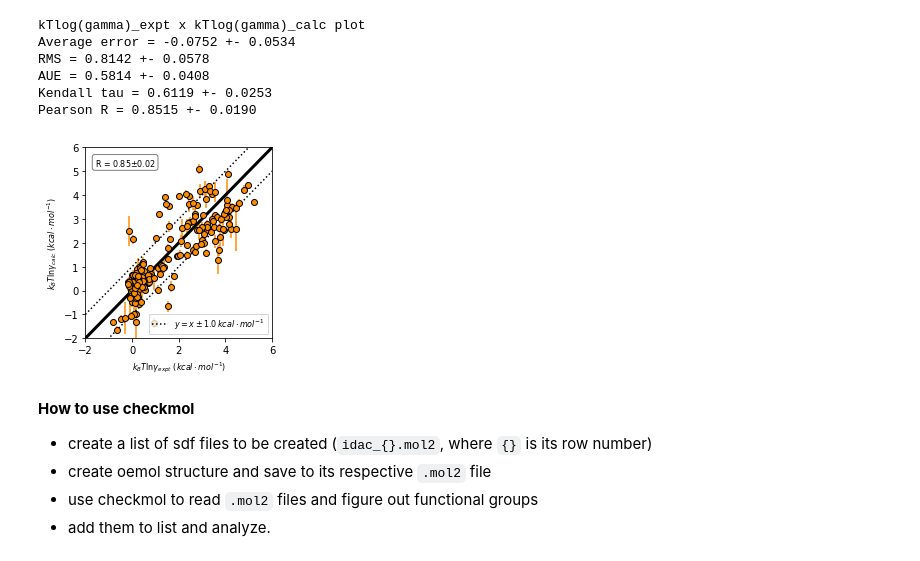
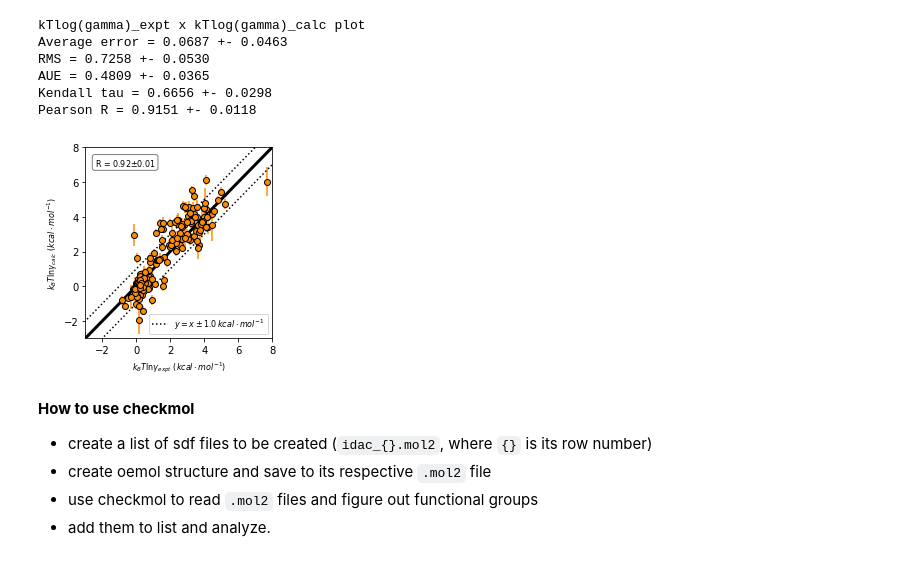
Before and after one commit to MobleyLab/IDAC_code, a Jupyter notebook: data_analysis_and_plots.ipynb, the cells around one changed output. Saved outputs shown, nothing was run; the diff lists cells and outputs as text; code cells hidden in the pictures.

Commit message:
added final improved results

```diff
--- a/data_analysis_and_plots.ipynb
+++ b/data_analysis_and_plots.ipynb
@@ -10,7 +10,8 @@ from openmoltools.openeye import smiles_to_oemol, generate_conformers, get_charg
 from openmoltools.utils import get_checkmol_descriptors
 import tools as t
 # %%
-results = oenb.read_file_to_dataframe("results_final.oeb.gz")
+#results = oenb.read_file_to_dataframe("results_final.oeb.gz")
+results = oenb.read_file_to_dataframe("final_results.oeb.gz")
 #len(results)
 # %%
 data = t.stats_array(results["kT log(gamma)_calc (kcal/mol)"],
@@ -24,42 +25,44 @@ print("Kendall tau = {:.4f} +- {:.4f}".format(data[3][0], data[3][1]))
 print("Pearson R = {:.4f} +- {:.4f}".format(data[4][0], data[4][1]))
 # %% [output]
 kTlog(gamma)_expt x kTlog(gamma)_calc plot
-Average error = -0.0752 +- 0.0534
-RMS = 0.8142 +- 0.0578
-AUE = 0.5814 +- 0.0408
-Kendall tau = 0.6119 +- 0.0253
-Pearson R = 0.8515 +- 0.0190
+Average error = 0.0687 +- 0.0463
+RMS = 0.7258 +- 0.0530
+AUE = 0.4809 +- 0.0365
+Kendall tau = 0.6656 +- 0.0298
+Pearson R = 0.9151 +- 0.0118
 # %%
 fig = plt.figure(figsize=(3.5,3.5))
 
 textstring = r"R = {:.2f}$\pm${:.2f}".format(data[4][0], data[4][1])
 
 
 ax = fig.add_subplot(111)
 points = ax.errorbar(results["kT log(gamma)_expt (kcal/mol)"], results["kT log(gamma)_calc (kcal/mol)"],
                      xerr=results["kT log(gamma)_expt, error (kcal/mol)"],
                      yerr=results["kT log(gamma)_calc, error (kcal/mol)"],
                      fmt = 'o', markersize = 6, markeredgewidth=1.0, markeredgecolor='k',
                      color='darkorange',label='_nolegend_')
 
 props = dict(boxstyle='round', facecolor='white', alpha=0.5)
 ax.text(0.05, 0.95, textstring, transform=ax.transAxes, fontsize=8, verticalalignment='top', bbox=props)
 
-ax.plot([-2.0,6.0],[-2.0,6.0],'k-', lw=3)
-ax.plot([-2.0,5.0],[-1.0,6.0],'k:',label=r"$y=x\pm1.0\,kcal\cdot mol^{-1}$")
-ax.plot([-2.0,7.0],[-3.0,6.0],'k:')
-ax.set_xlim([-2.0,6.0])
-ax.set_ylim([-2.0,6.0])
+x = np.arange(-20.,20.,1) # define diagonal
+
+ax.plot(x, x,'k-', lw=3)
+ax.plot(x+0.5,x-0.5,'k:',label=r"$y=x\pm1.0\,kcal\cdot mol^{-1}$")
+ax.plot(x-0.5,x+0.5,'k:')
+ax.set_xlim([-3.0,8.0])
+ax.set_ylim([-3.0,8.0])
 ax.set_xlabel(r"$k_BT\ln{\gamma_{expt}}$ ($kcal\cdot mol^{-1}$)", fontsize=8)
 ax.set_ylabel(r"$k_BT\ln{\gamma_{calc}}$ ($kcal\cdot mol^{-1}$)", fontsize=8)
 ax.legend(loc=4, prop={"size":8})
 
 plt.tight_layout()
 plt.savefig("expt_x_calc_kTlog_gamma.pdf")
 
 #plt.close()
 # %% [output]
-[figure, old version]
+[figure, new version]
 # %% [markdown]
 **How to use checkmol**
 * create a list of sdf files to be created (`idac_{}.mol2`, where `{}` is its row number)
```
Also changed, not shown: parts of 7 cells of this notebook, 1 other file.
